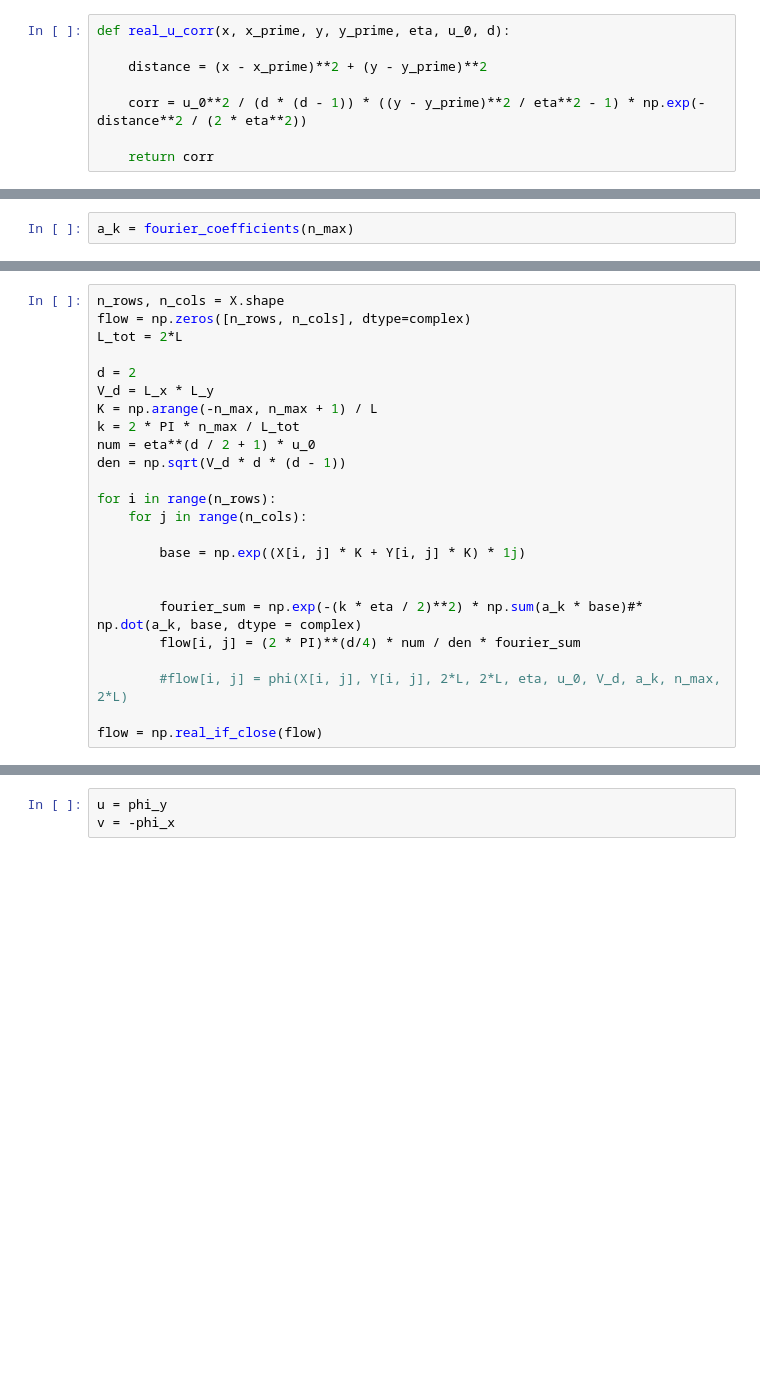
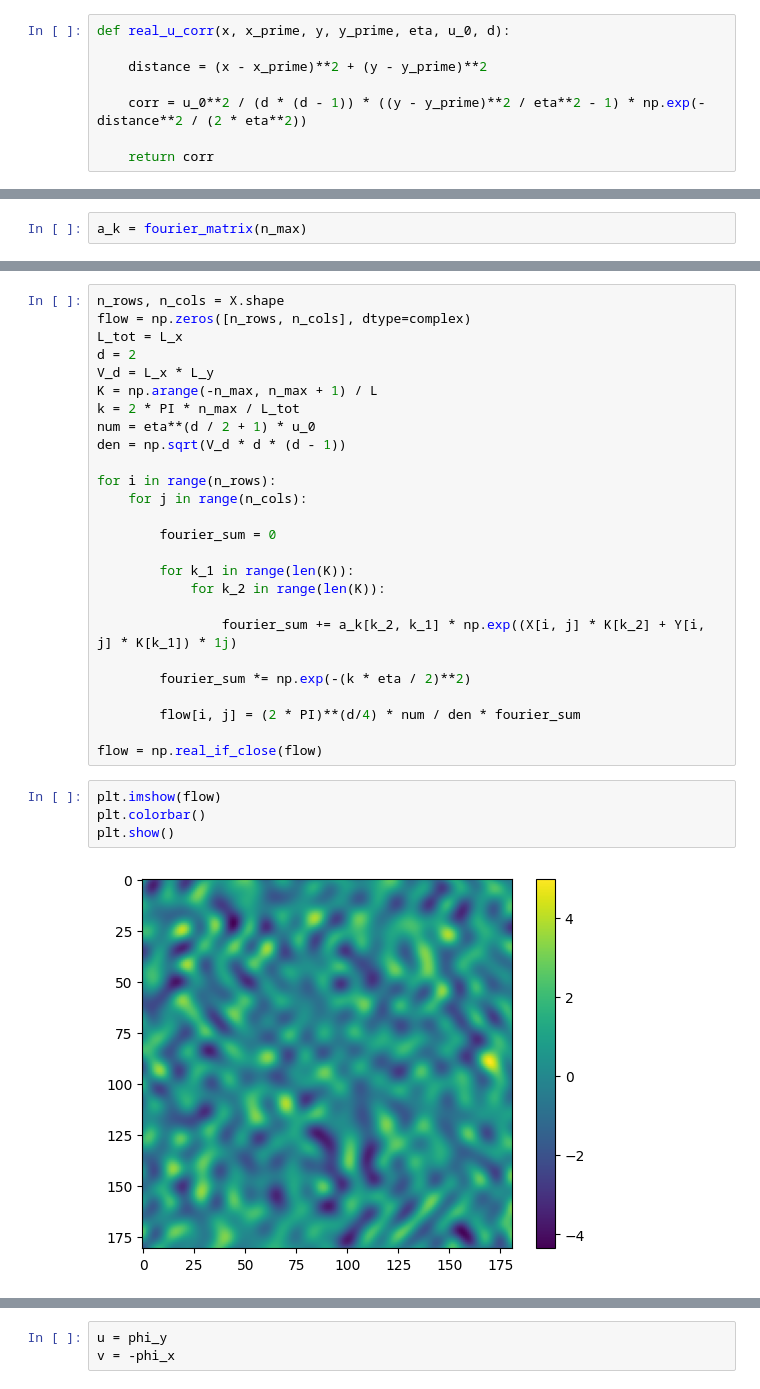
Before and after one commit to AlonsoFernandezVM/Pattern-formation-in-a-phytoplankton-population-based-on-stochastic-models-of-the-ocean-turbulence, a Jupyter notebook: notebooks/random_constant_flow.ipynb, the cells around one changed output, grey strips where cells are left out. Cells and saved outputs as stored; diff of their text form; blank space fills up the shorter version.

```diff
--- a/notebooks/random_constant_flow.ipynb
+++ b/notebooks/random_constant_flow.ipynb
@@ -102,2 +133,2 @@ gen = np.random.default_rng(seed = 26)
 # %%
-a_k = fourier_coefficients(n_max)
+a_k = fourier_matrix(n_max)
@@ -111,8 +220,7 @@ X.shape
 # %%
 n_rows, n_cols = X.shape
 flow = np.zeros([n_rows, n_cols], dtype=complex)
-L_tot = 2*L
-
+L_tot = L_x
 d = 2
 V_d = L_x * L_y
 K = np.arange(-n_max, n_max + 1) / L
@@ -123,15 +231,24 @@ den = np.sqrt(V_d * d * (d - 1))
 for i in range(n_rows):
     for j in range(n_cols):
 
-        base = np.exp((X[i, j] * K + Y[i, j] * K) * 1j)
+        fourier_sum = 0
 
+        for k_1 in range(len(K)):
+            for k_2 in range(len(K)):
 
-        fourier_sum = np.exp(-(k * eta / 2)**2) * np.sum(a_k * base)#* np.dot(a_k, base, dtype = complex)
+                fourier_sum += a_k[k_2, k_1] * np.exp((X[i, j] * K[k_2] + Y[i, j] * K[k_1]) * 1j)
+
+        fourier_sum *= np.exp(-(k * eta / 2)**2)
+
         flow[i, j] = (2 * PI)**(d/4) * num / den * fourier_sum
 
-        #flow[i, j] = phi(X[i, j], Y[i, j], 2*L, 2*L, eta, u_0, V_d, a_k, n_max, 2*L)
-
 flow = np.real_if_close(flow)
+# %%
+plt.imshow(flow)
+plt.colorbar()
+plt.show()
+# %% [output]
+[figure, added]
 # %%
 slo_flo = slow_phi(X, Y, L_x, L_y, eta, u_0, V_d, a_k, n_max, L)
 #flo = phi(X, Y, L_x, L_y, eta, u_0, V_d, a_k, n_max, L)
```
Also changed, not shown: parts of 35 cells of this notebook.
